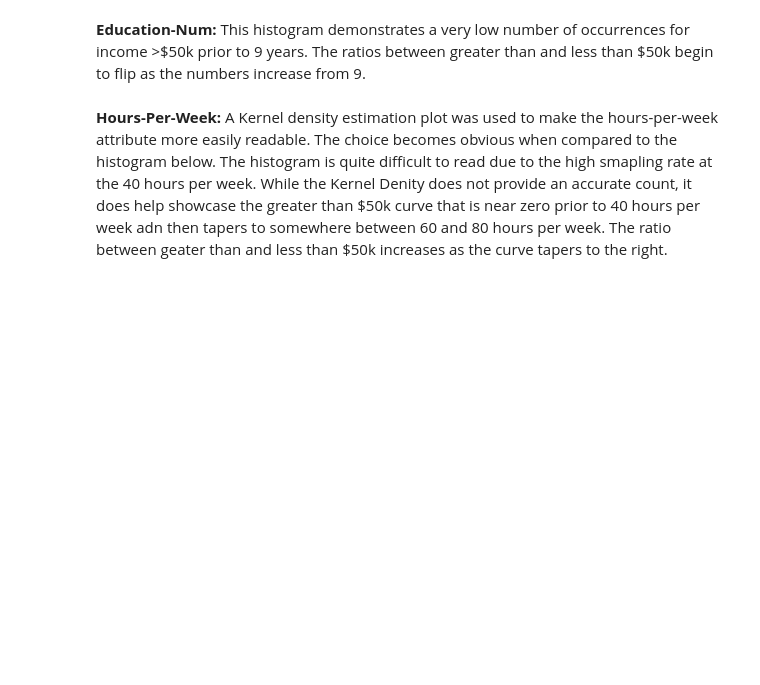
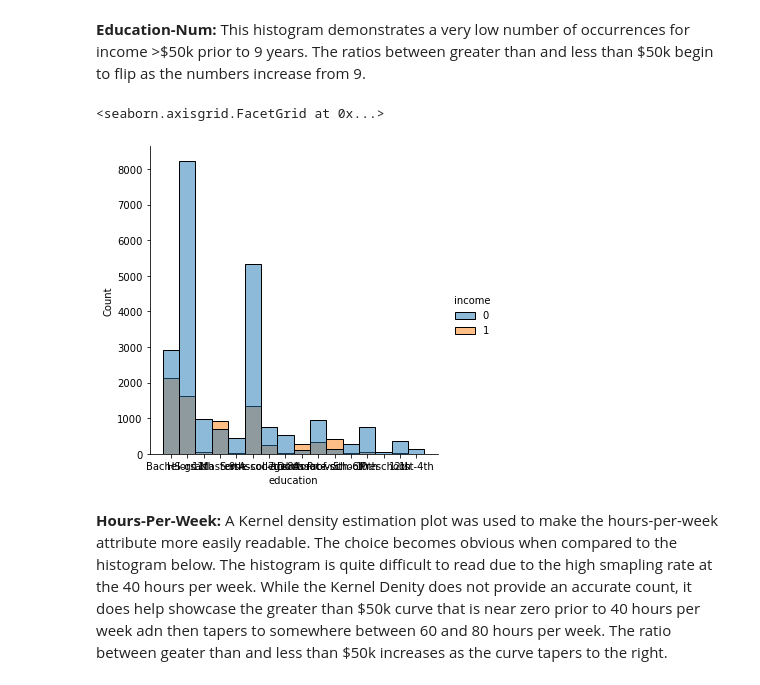
Before and after one commit to ShelbyP27/DS7331-Project, a Jupyter notebook: DS7331 - Project 3 test.ipynb, the cells around one changed output. Saved outputs shown, nothing was run; the diff lists cells and outputs as text; code cells hidden in the pictures; blank space fills up the shorter version.

```diff
--- a/DS7331 - Project 3 test.ipynb
+++ b/DS7331 - Project 3 test.ipynb
@@ -162,7 +188,10 @@ sns.displot(df_graph,x="age",hue="income")
 # %% [markdown]
 **Education-Num:** This histogram demonstrates a very low number of occurrences for income \>$50k prior to 9 years. The ratios between greater than and less than \$50k begin to flip as the numbers increase from 9.
 # %%
-sns.displot(df_graph,x="education-num", discrete=True,hue="income")
+sns.displot(df_graph,x="education", discrete=True,hue="income")
+# %% [output]
+<seaborn.axisgrid.FacetGrid at 0x...>
+[figure, added]
 # %% [markdown]
 **Hours-Per-Week:** A Kernel density estimation plot was used to make the hours-per-week attribute more easily readable. The choice becomes obvious when compared to the histogram below. The histogram is quite difficult to read due to the high smapling rate at the 40 hours per week. While the Kernel Denity does not provide an accurate count, it does help showcase the greater than \$50k curve that is near zero prior to 40 hours per week adn then tapers to somewhere between 60 and 80 hours per week. The ratio between geater than and less than \$50k increases as the curve tapers to the right.
 # %%
```
Also changed, not shown: parts of 17 cells of this notebook.
